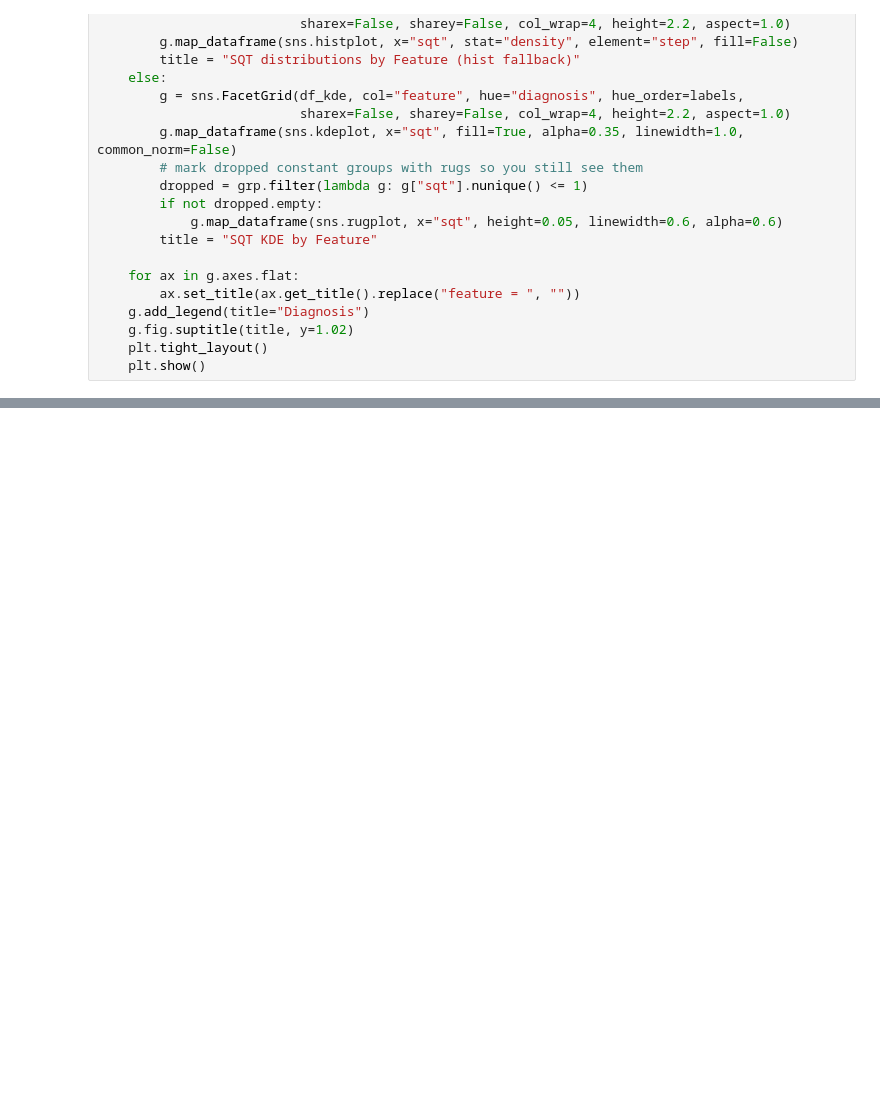
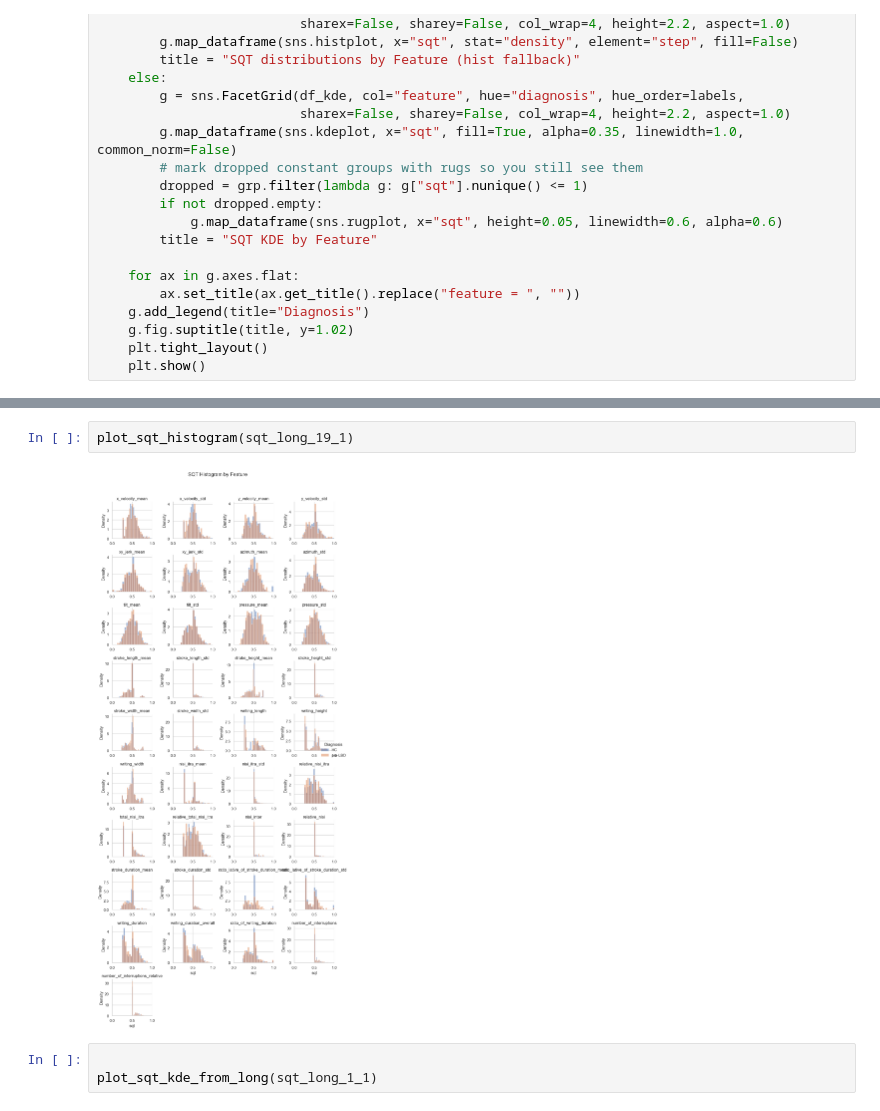
Before and after one commit to RichardLadislav/DOLPHIN-NDD_diagnostic, a Jupyter notebook: handcrafted_features_extraction/hf_analysis_refactor.ipynb, the cells around one changed output, grey strips where cells are left out. Cells and saved outputs as stored; diff of their text form; blank space fills up the shorter version.

```diff
--- a/handcrafted_features_extraction/hf_analysis_refactor.ipynb
+++ b/handcrafted_features_extraction/hf_analysis_refactor.ipynb
@@ -857,0 +938,7 @@ plot_sqt_kde_from_long(sqt_long_10_1)
+# %%
+plot_sqt_histogram(sqt_long_19_1)
+# %% [output]
+[figure, added]
+# %%
+
+plot_sqt_kde_from_long(sqt_long_1_1)
```
Also changed, not shown: parts of 4 cells of this notebook.
